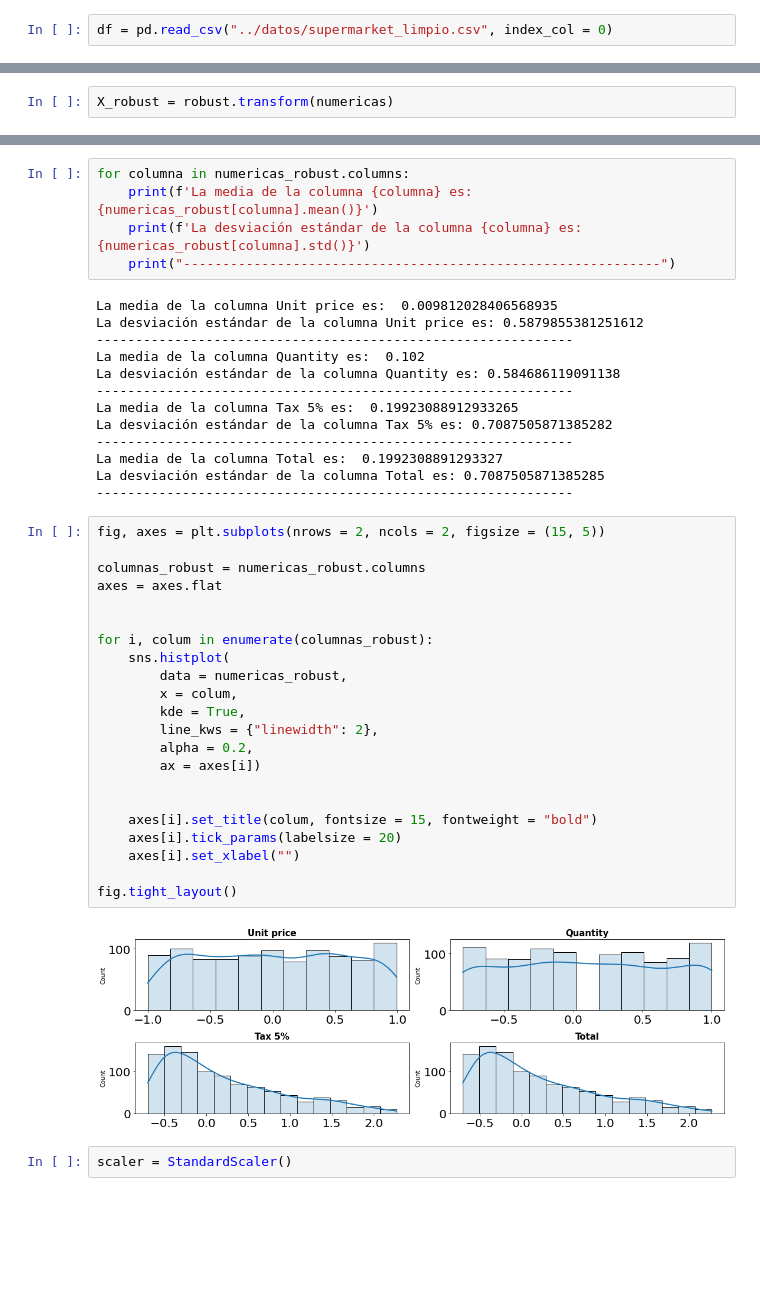
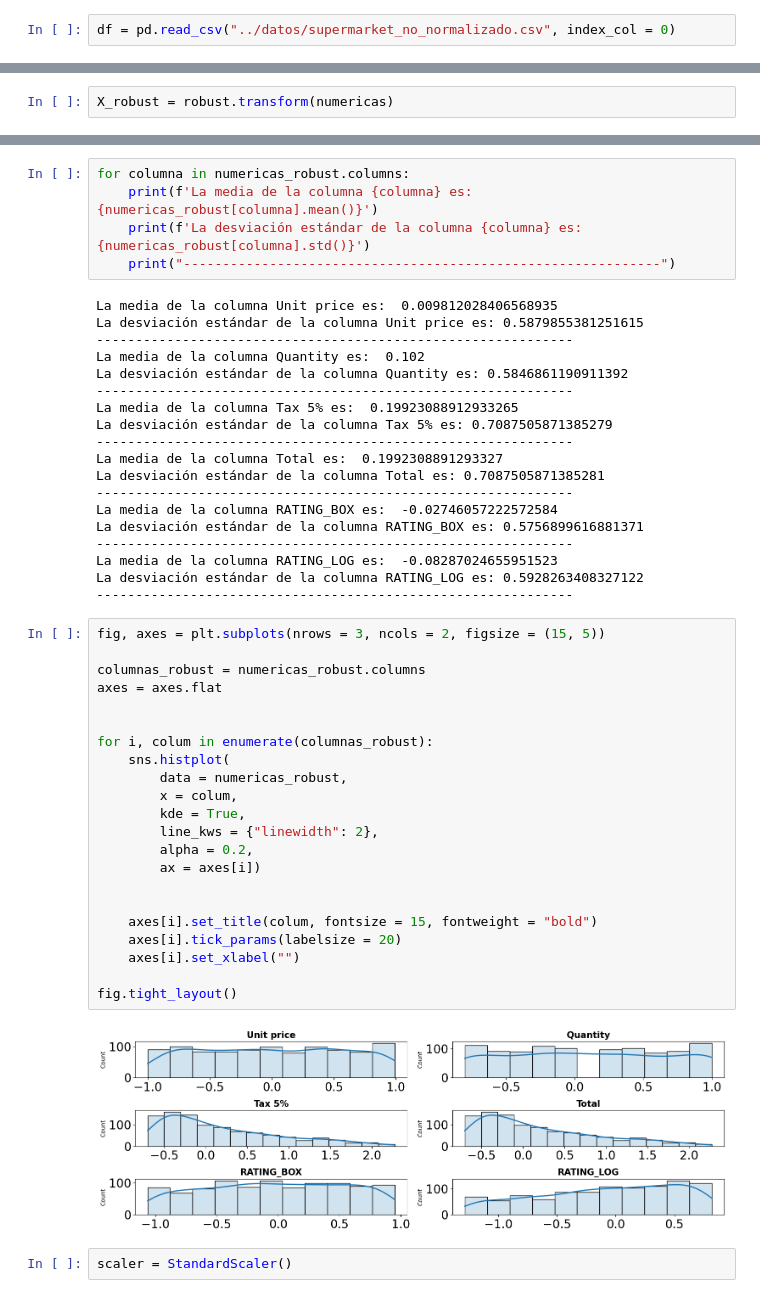
Before and after one commit to Adalab/Adalab-promo_d_da_modulo3_sprint1_Cristina_AnaBelen, a Jupyter notebook: regresion_lineal/6_estandarizacion.ipynb, the cells around one changed output, grey strips where cells are left out. Saved outputs shown, nothing was run; the diff lists cells and outputs as text; blank space fills up the shorter version.

```diff
--- a/regresion_lineal/6_estandarizacion.ipynb
+++ b/regresion_lineal/6_estandarizacion.ipynb
@@ -18,7 +18,7 @@ warnings.filterwarnings('ignore')
 En este ejercicio de pair programming seguiréis usando el dataset que seleccionasteis.
 En vuestro dataset habréis identificado unas variables predictoras y una variable respuesta.
 # %%
-df = pd.read_csv("../datos/supermarket_limpio.csv", index_col = 0)
+df = pd.read_csv("../datos/supermarket_no_normalizado.csv", index_col = 0)
 # %%
 df.head()
 # %% [output]
@@ -76,41 +76,47 @@ for columna in numericas_robust.columns:
     print("-------------------------------------------------------------")
 # %% [output]
 La media de la columna Unit price es:  0.009812028406568935
-La desviación estándar de la columna Unit price es: 0.5879855381251612
+La desviación estándar de la columna Unit price es: 0.5879855381251615
 -------------------------------------------------------------
 La media de la columna Quantity es:  0.102
-La desviación estándar de la columna Quantity es: 0.584686119091138
+La desviación estándar de la columna Quantity es: 0.5846861190911392
 -------------------------------------------------------------
 La media de la columna Tax 5% es:  0.19923088912933265
-La desviación estándar de la columna Tax 5% es: 0.7087505871385282
+La desviación estándar de la columna Tax 5% es: 0.7087505871385279
 -------------------------------------------------------------
 La media de la columna Total es:  0.1992308891293327
-La desviación estándar de la columna Total es: 0.7087505871385285
+La desviación estándar de la columna Total es: 0.7087505871385281
 -------------------------------------------------------------
+La media de la columna RATING_BOX es:  -0.02746057222572584
+La desviación estándar de la columna RATING_BOX es: 0.5756899616881371
+-------------------------------------------------------------
+La media de la columna RATING_LOG es:  -0.08287024655951523
+La desviación estándar de la columna RATING_LOG es: 0.5928263408327122
+-------------------------------------------------------------
 # %%
-fig, axes = plt.subplots(nrows = 2, ncols = 2, figsize = (15, 5))
+fig, axes = plt.subplots(nrows = 3, ncols = 2, figsize = (15, 5))
 
 columnas_robust = numericas_robust.columns
 axes = axes.flat
 
 
 for i, colum in enumerate(columnas_robust):
     sns.histplot(
         data = numericas_robust,
         x = colum,
         kde = True,
         line_kws = {"linewidth": 2},
         alpha = 0.2,
         ax = axes[i])
 
 
     axes[i].set_title(colum, fontsize = 15, fontweight = "bold")
     axes[i].tick_params(labelsize = 20)
     axes[i].set_xlabel("")
 
 fig.tight_layout()
 # %% [output]
-[figure, old version]
+[figure, new version]
 # %%
 scaler = StandardScaler()
 # %%
```
Also changed, not shown: parts of 9 cells of this notebook, 3 other files.
